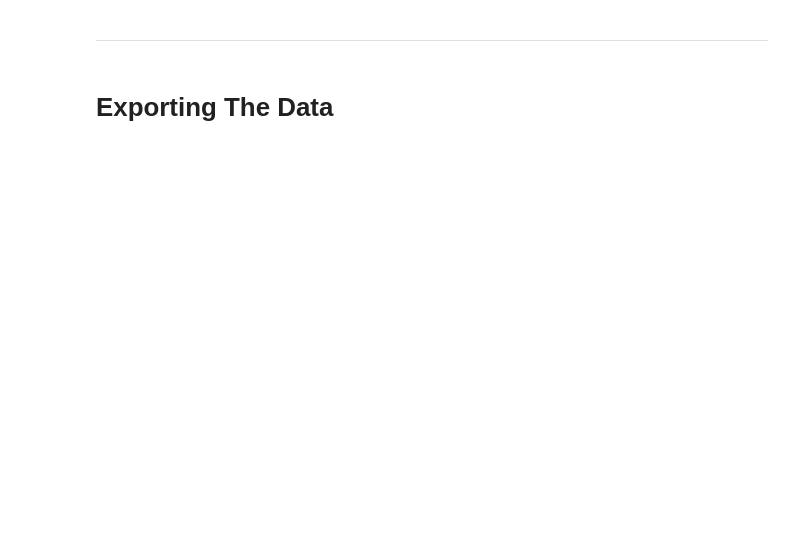
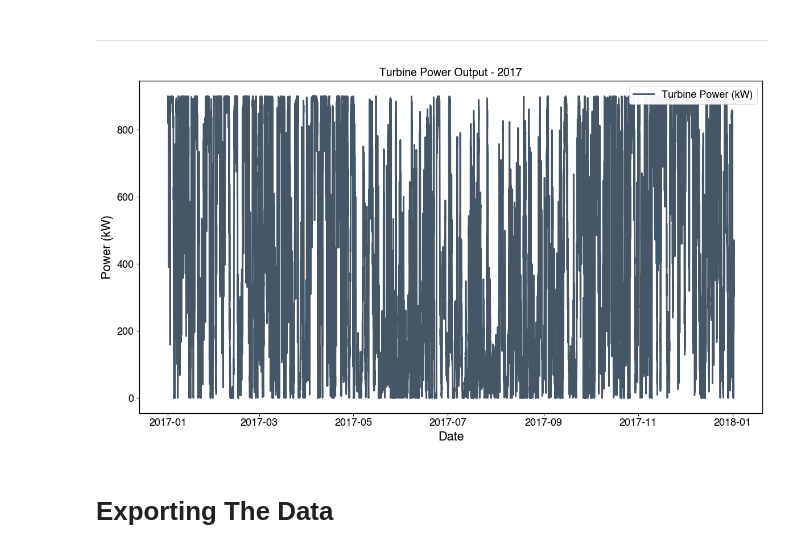
Before and after one commit to ryanabsar/AIB-Capstone-Project, a Jupyter notebook: 02_notebooks/96_Turbine_Analysis.ipynb, the cells around one changed output. Cells and saved outputs as stored; diff of their text form; code cells hidden in the pictures; blank space fills up the shorter version.

```diff
--- a/02_notebooks/96_Turbine_Analysis.ipynb
+++ b/02_notebooks/96_Turbine_Analysis.ipynb
@@ -740,6 +737,19 @@ ts_combined_2017[ts_combined_2017['Final_wind_ms'].isna()].head()
 | 2017-04-08 00:30:00 | NaN | NaN | NaN | NaN | False | False | ... |
 # %% [markdown]
 ---
+# %%
+# Final plot power over time
+plt.figure(figsize=(12, 7))
+plt.plot(ts_combined_2017.index, ts_combined_2017['Turbine_power_kw'], label='Turbine Power (kW)', alpha=0.75)
+plt.title('Turbine Power Output - 2017')
+plt.xlabel('Date')
+plt.ylabel('Power (kW)')
+plt.legend()
+plt.grid()
+plt.tight_layout()
+plt.show()
+# %% [output]
+[figure, added]
 # %% [markdown]
 # Exporting The Data
 # %%
```
Also changed, not shown: parts of 1 cell of this notebook, 3 other files.
